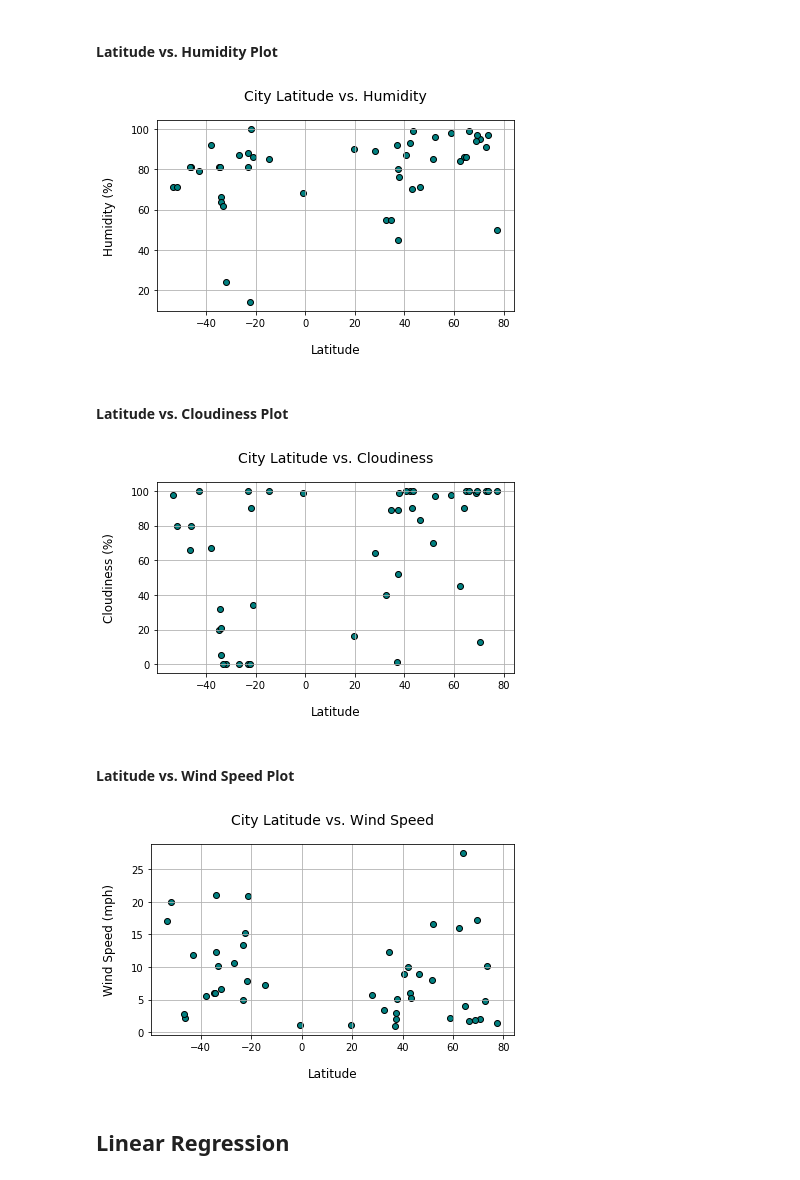
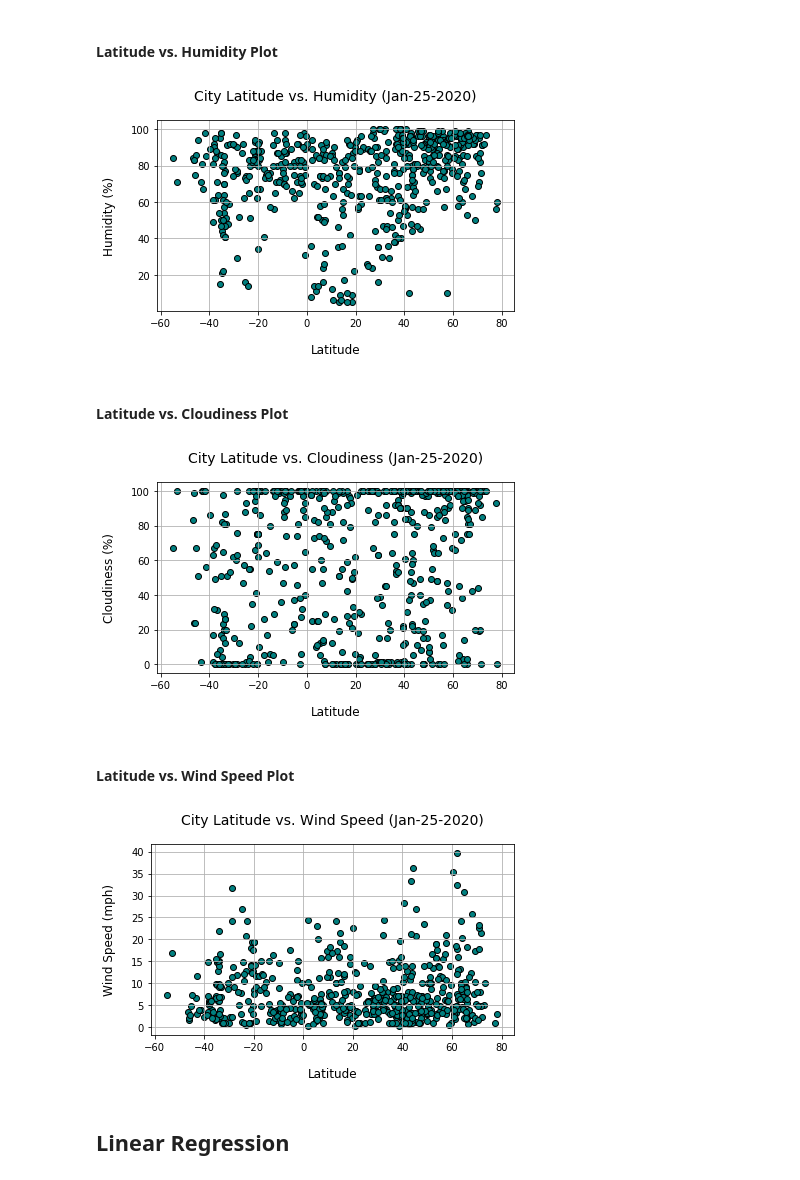
Before and after one commit to anulkar/python-api-challenge, a Jupyter notebook: WeatherPy/WeatherPy.ipynb, the cells around one changed output. Cells and saved outputs as stored; diff of their text form; code cells hidden in the pictures.

Commit message:
Updated to retrieve API data for 500+ cities & added date to scatter plots

```diff
--- a/WeatherPy/WeatherPy.ipynb
+++ b/WeatherPy/WeatherPy.ipynb
@@ -111,8 +112,8 @@ for city_number, city in enumerate(cities, start=1):
         print(f"City {city_number} | Did not find any data for {city}, skipping to the next one...")
         pass
 
-    if city_number == 50:
-        break
+    ##if city_number == 50:
+    ##    break
     # Pause for a half second before making the next API call since the Free version of Weather API only permits 60 calls per minute
     time.sleep(0.5)
 
@@ -175,42 +181,42 @@ plt.show()
 # Draw a scatter plot to showcase the relationship between Humidity (%) vs. Latitude
 hum_lat_fig, hum_lat_ax = plt.subplots()
 hum_lat_ax.scatter(latitudes, humidity, facecolors='teal', edgecolors='black')
-hum_lat_ax.set_title('City Latitude vs. Humidity', fontsize=14, pad=20)
+hum_lat_ax.set_title(f'City Latitude vs. Humidity ({curr_date})', fontsize=14, pad=20)
 hum_lat_ax.set_xlabel('Latitude', fontsize=12, labelpad=15)
 hum_lat_ax.set_ylabel('Humidity (%)', fontsize=12, labelpad=15)
 hum_lat_ax.grid(True)
 hum_lat_fig.tight_layout()
 plt.show()
 # %% [output]
-[figure, old version]
+[figure, new version]
 # %% [markdown]
 #### Latitude vs. Cloudiness Plot
 # %%
 # Draw a scatter plot to showcase the relationship between Cloudiness (%) vs. Latitude
 cloud_lat_fig, cloud_lat_ax = plt.subplots()
 cloud_lat_ax.scatter(latitudes, cloudiness, facecolors='teal', edgecolors='black')
-cloud_lat_ax.set_title('City Latitude vs. Cloudiness', fontsize=14, pad=20)
+cloud_lat_ax.set_title(f'City Latitude vs. Cloudiness ({curr_date})', fontsize=14, pad=20)
 cloud_lat_ax.set_xlabel('Latitude', fontsize=12, labelpad=15)
 cloud_lat_ax.set_ylabel('Cloudiness (%)', fontsize=12, labelpad=15)
 cloud_lat_ax.grid(True)
 cloud_lat_fig.tight_layout()
 plt.show()
 # %% [output]
-[figure, old version]
+[figure, new version]
 # %% [markdown]
 #### Latitude vs. Wind Speed Plot
 # %%
 # Draw a scatter plot to showcase the relationship between Wind Speed (mph) vs. Latitude
 windspeed_lat_fig, windspeed_lat_ax = plt.subplots()
 windspeed_lat_ax.scatter(latitudes, wind_speeds, facecolors='teal', edgecolors='black')
-windspeed_lat_ax.set_title('City Latitude vs. Wind Speed', fontsize=14, pad=20)
+windspeed_lat_ax.set_title(f'City Latitude vs. Wind Speed ({curr_date})', fontsize=14, pad=20)
 windspeed_lat_ax.set_xlabel('Latitude', fontsize=12, labelpad=15)
 windspeed_lat_ax.set_ylabel('Wind Speed (mph)', fontsize=12, labelpad=15)
 windspeed_lat_ax.grid(True)
 windspeed_lat_fig.tight_layout()
 plt.show()
 # %% [output]
-[figure, old version]
+[figure, new version]
 # %% [markdown]
 ## Linear Regression
 # %%
```
Also changed, not shown: parts of 4 cells of this notebook.
